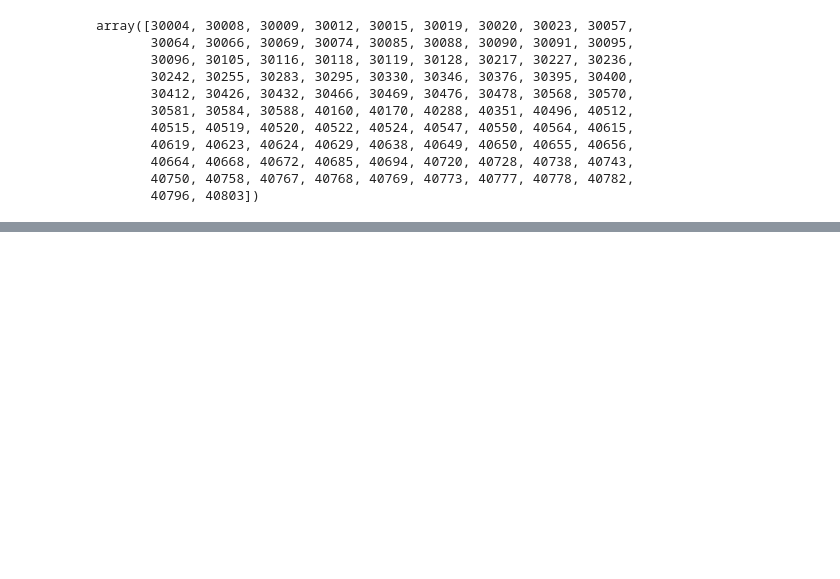
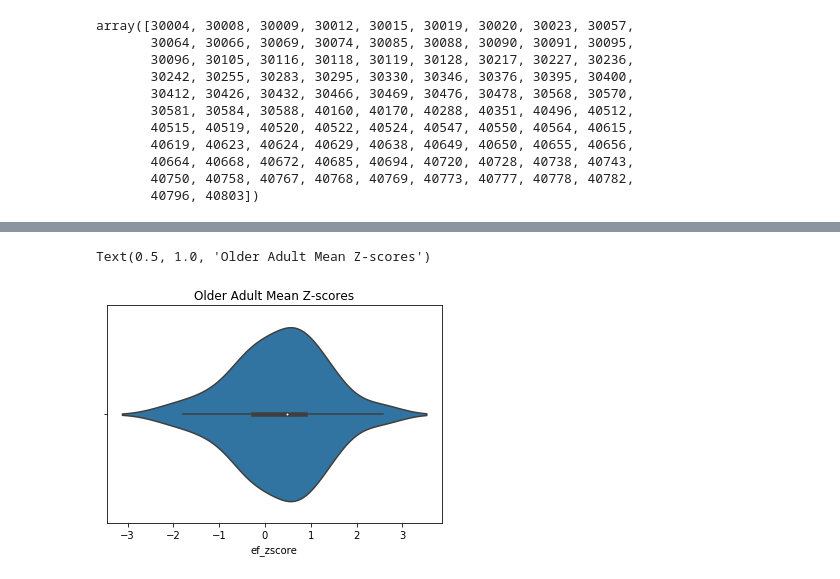
Before and after one commit to UTCogNeuroLab/adm_mri, a Jupyter notebook: analysis/ef_memory/neuropsych_analysis.ipynb, the cells around one changed output, grey strips where cells are left out. Saved outputs shown, nothing was run; the diff lists cells and outputs as text; code cells hidden in the pictures; blank space fills up the shorter version.

```diff
--- a/analysis/ef_memory/neuropsych_analysis.ipynb
+++ b/analysis/ef_memory/neuropsych_analysis.ipynb
@@ -155,0 +203,6 @@ trails_df.to_csv('/Users/megmcmahon/Box/CogNeuroLab/Aging Decision Making R01/Da
+# %%
+sns.violinplot(ef_z['ef_zscore'].where(ef_z['record_id'] > 40000))
+plt.title('Older Adult Mean Z-scores')
+# %% [output]
+Text(0.5, 1.0, 'Older Adult Mean Z-scores')
+[figure, added]
```
Also changed, not shown: parts of 17 cells of this notebook.
